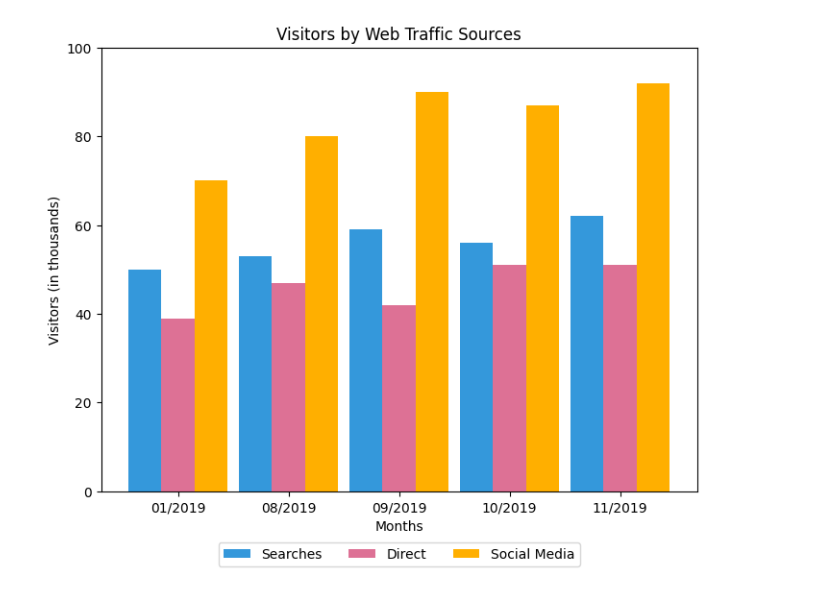
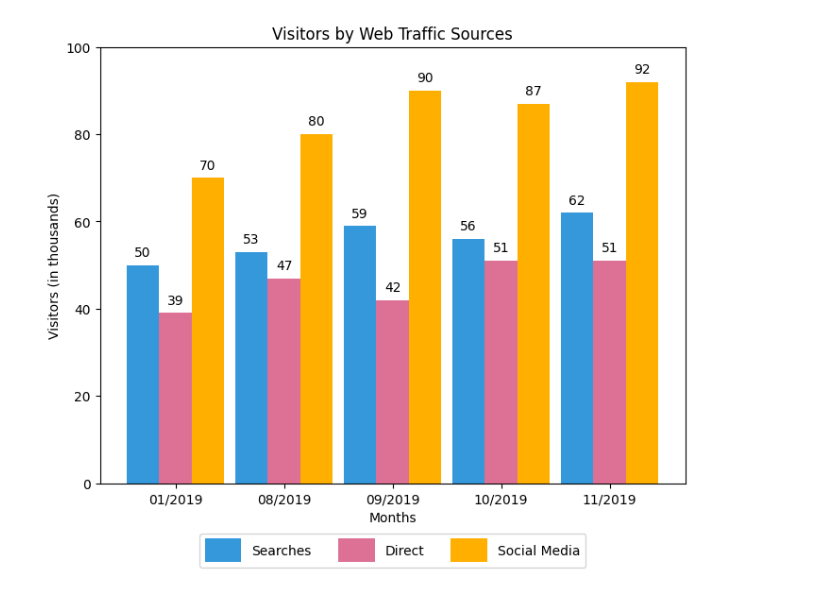
Before and after one commit to sammhansen/threat-evaluation, a Jupyter notebook: traffic.ipynb, the cells around one changed output. Saved outputs shown, nothing was run; the diff lists cells and outputs as text; code cells hidden in the pictures.

```diff
--- a/traffic.ipynb
+++ b/traffic.ipynb
@@ -1,34 +1,43 @@
 # %%
 import matplotlib.pyplot as plt
 import numpy as np
 import pandas as pd
 
 df = pd.read_csv("./datasamples/traffic.csv")
 
 month = df["month"]
 searches = df["searches"]
 direct = df["direct"]
 social_media = df["social_media"]
 
 blue = "#3498DB"
 pink = "#DD7195"
 amber = "#FFAF00"
 
 bar_width = 0.3
 x = np.arange(len(month))
 
 plt.figure(figsize=(8, 6))
 
-plt.bar(x - bar_width, searches, width=bar_width, label="Searches", color=blue)
-plt.bar(x, direct, width=bar_width, label="Direct", color=pink)
-plt.bar(x + bar_width, social_media, width=bar_width, label="Social Media", color=amber)
+bars1 = plt.bar(x - bar_width, searches, width=bar_width, label="Searches", color=blue)
+bars2 = plt.bar(x, direct, width=bar_width, label="Direct", color=pink)
+bars3 = plt.bar(x + bar_width, social_media, width=bar_width, label="Social Media", color=amber)
+
+def add_labels(bars):
+    for bar in bars:
+        plt.text(bar.get_x() + bar.get_width()/2, bar.get_height() + 2,
+                 f"{int(bar.get_height())}", ha="center", fontsize=10)
+
+add_labels(bars1)
+add_labels(bars2)
+add_labels(bars3)
 
 plt.ylim(0, 100)
 plt.xlabel("Months")
 plt.ylabel("Visitors (in thousands)")
 plt.title("Visitors by Web Traffic Sources")
 plt.xticks(x, month)
-plt.legend(loc="upper center", bbox_to_anchor=(0.5, -0.1), ncol=3)
+plt.legend(loc="upper center", bbox_to_anchor=(0.5, -0.1), ncol=3, handleheight=2.4, handlelength=2.8)
 plt.show()
 # %% [output]
-[figure, old version]
+[figure, new version]
```
Also changed, not shown: 1 other file.
